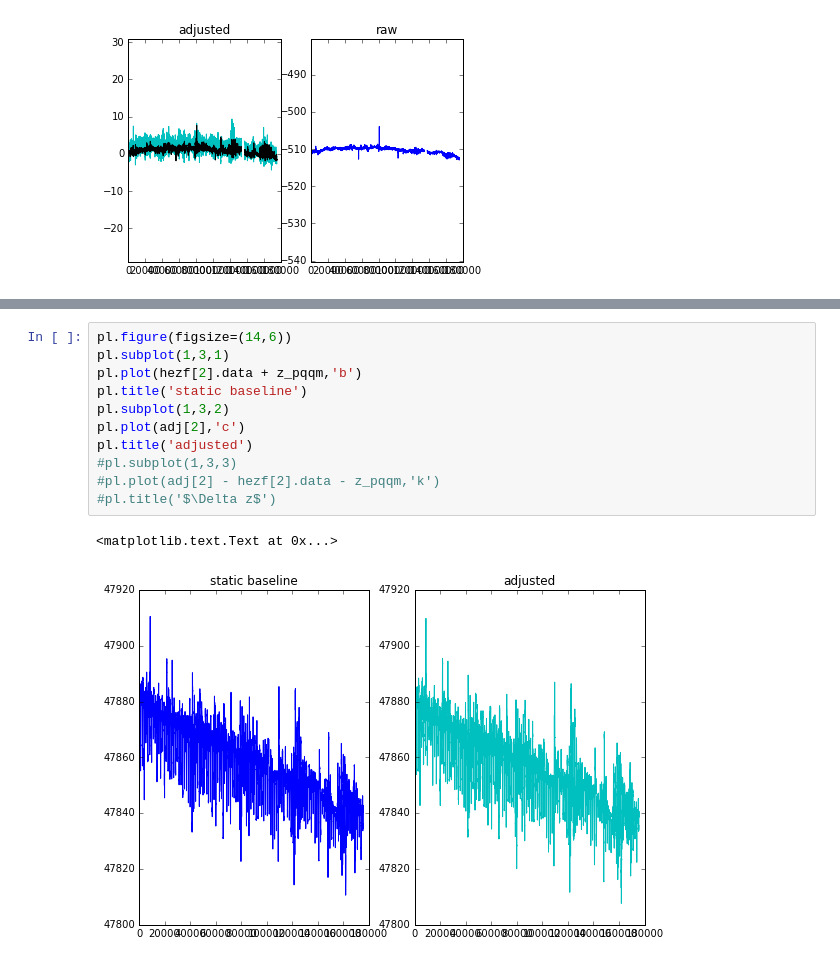
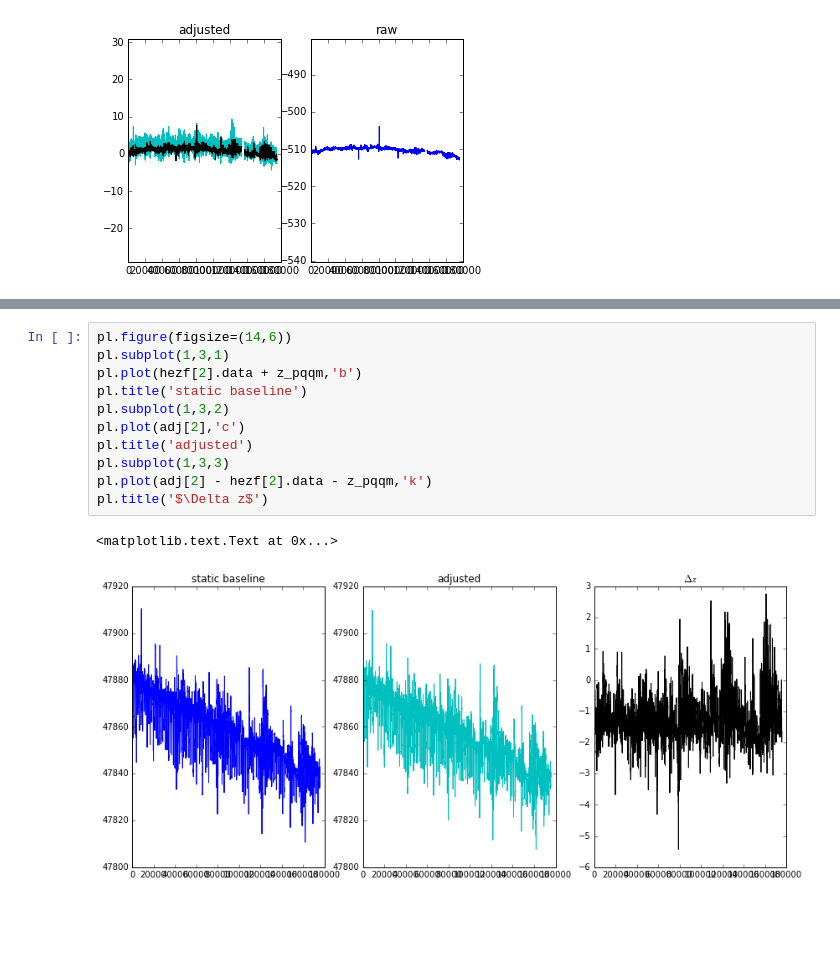
Before and after one commit to usgs/geomag-algorithms, a Jupyter notebook: docs/algorithms/AdjustedPhase1GenerationTool.ipynb, the cells around one changed output, grey strips where cells are left out. Saved outputs shown, nothing was run; the diff lists cells and outputs as text; blank space fills up the shorter version.

```diff
--- a/docs/algorithms/AdjustedPhase1GenerationTool.ipynb
+++ b/docs/algorithms/AdjustedPhase1GenerationTool.ipynb
@@ -308,14 +309,14 @@ pl.title('adjusted')
 # %%
 pl.figure(figsize=(14,6))
 pl.subplot(1,3,1)
 pl.plot(hezf[2].data + z_pqqm,'b')
 pl.title('static baseline')
 pl.subplot(1,3,2)
 pl.plot(adj[2],'c')
 pl.title('adjusted')
-#pl.subplot(1,3,3)
-#pl.plot(adj[2] - hezf[2].data - z_pqqm,'k')
-#pl.title('$\Delta z$')
+pl.subplot(1,3,3)
+pl.plot(adj[2] - hezf[2].data - z_pqqm,'k')
+pl.title('$\Delta z$')
 # %% [output]
 <matplotlib.text.Text at 0x...>
-[figure, old version]
+[figure, new version]
```
Also changed, not shown: parts of 6 cells of this notebook.
